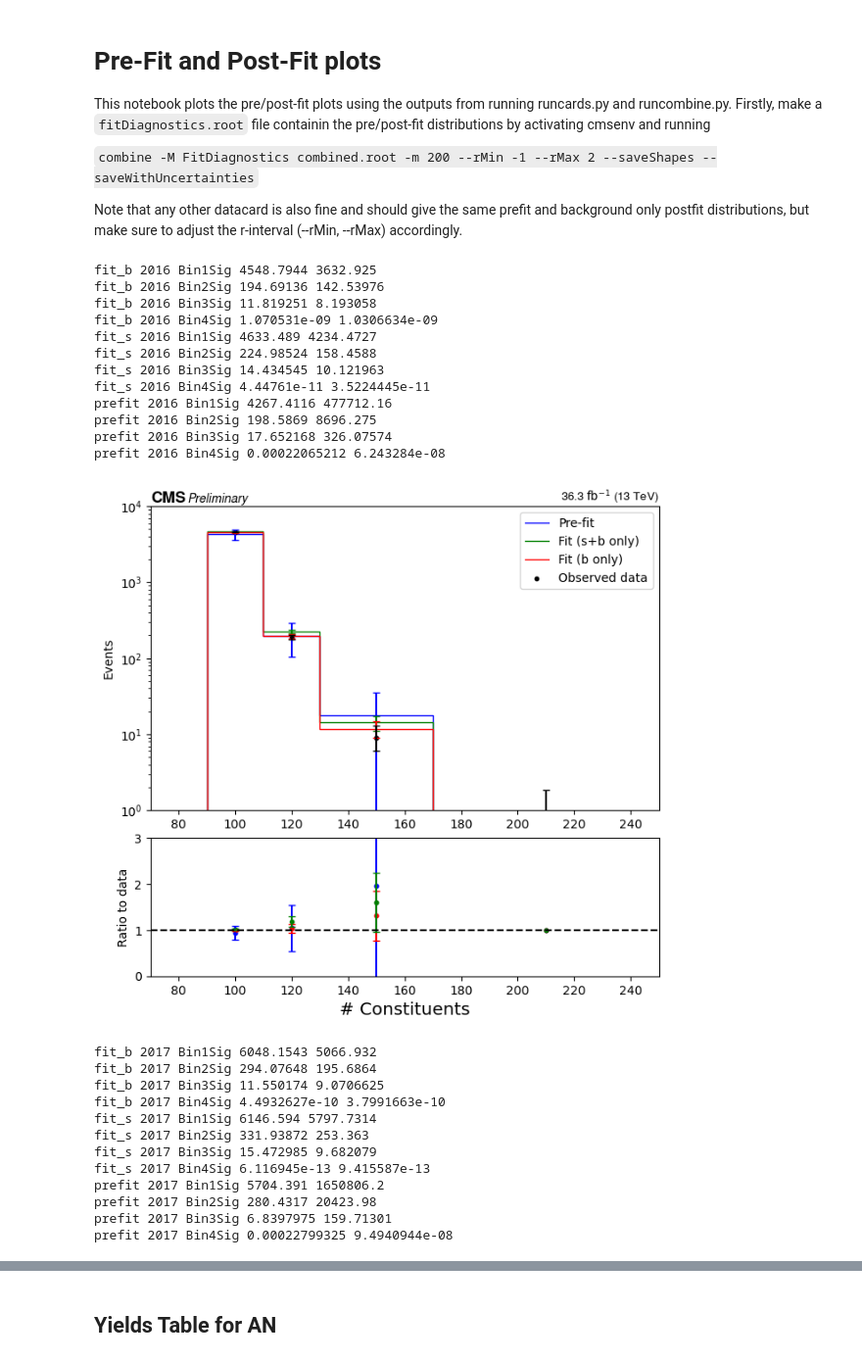
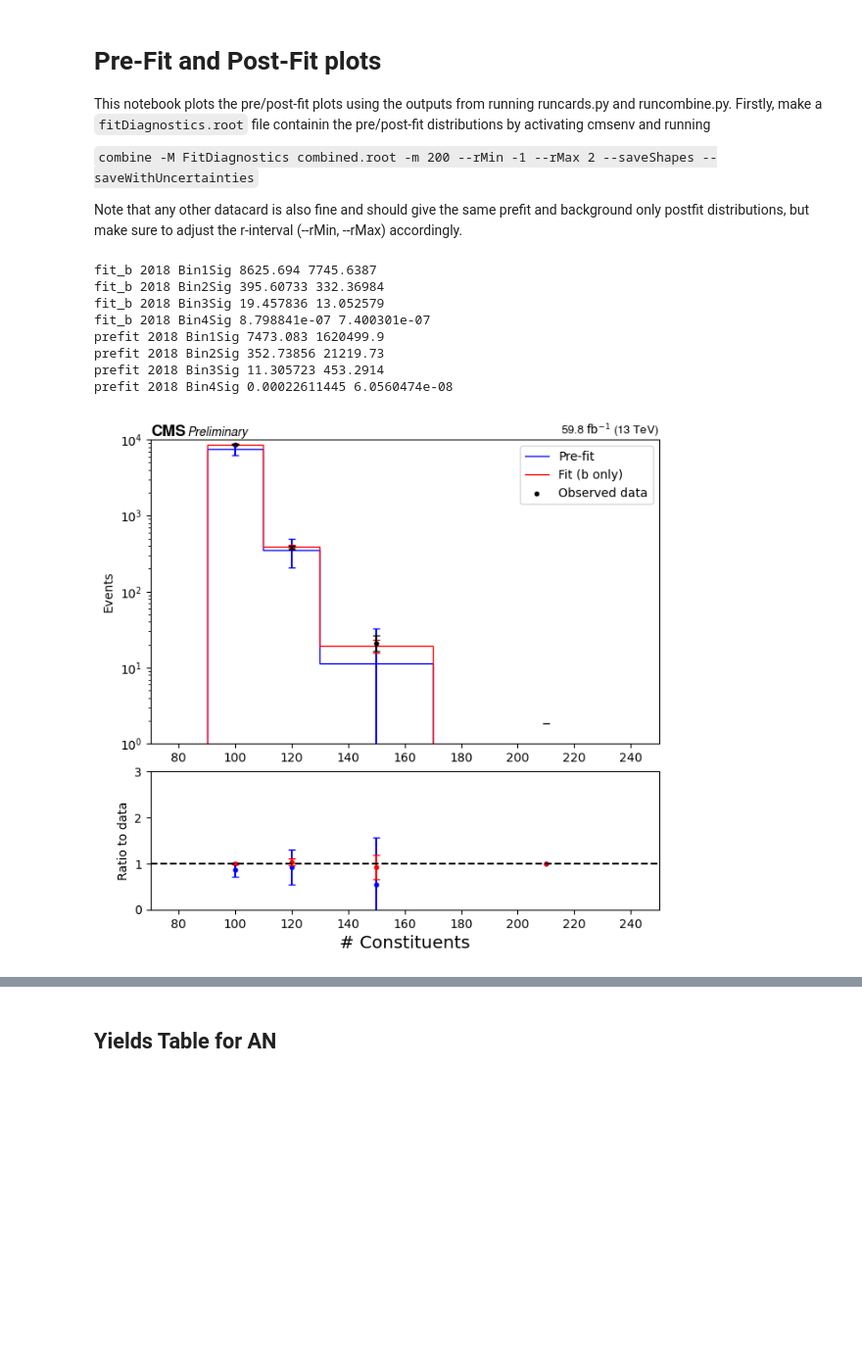
Before and after one commit to SUEPPhysics/SUEPLimits, a Jupyter notebook: notebook_tools/prefit_postfit.ipynb, the cells around one changed output, grey strips where cells are left out. Shown at 98% size. Cells and saved outputs as stored; diff of their text form; code cells hidden in the pictures; blank space fills up the shorter version.

```diff
--- a/notebook_tools/prefit_postfit.ipynb
+++ b/notebook_tools/prefit_postfit.ipynb
@@ -16,7 +16,7 @@ from scipy.stats import chi2
 import mplhep as hep
 import os
 # %%
-filename = "../allYears_720_v6/cards-GluGluToSUEP_HT1000_T3p00_mS300.000_mPhi3.000_T3.000_modegeneric_TuneCP5_13TeV-pythia8/fitDiagnostics.root"  # replace with your actual ROOT file path
+filename = "../ggf_bug/cards-GluGluToSUEP_HT1000_T3p00_mS300.000_mPhi3.000_T3.000_modegeneric_TuneCP5_13TeV-pythia8/fitDiagnostics.root"  # replace with your actual ROOT file path
 file = uproot.open(filename)
 
 bins = np.array([90,110,130,170,250])
@@ -30,7 +30,7 @@ def compute_poisson_interval(values, confidence=0.6827):
     alpha = 1 - confidence
     low = chi2.ppf(alpha / 2., 2 * values) / 2
     high = chi2.ppf(1. - alpha / 2., 2 * (values + 1)) / 2
-    low[np.isnan(low)] = 0
+    #low[np.isnan(low)] = 0
     return low, high
 
 lumis = {
@@ -52,11 +52,12 @@ def lumiLabel(year):
 # %%
 expected, expected_err = {}, {}
 data, data_err = {}, {}
-for year in ['2016','2017','2018']:
+for year in ['2018']:
 
     ### Collect data
     expected[year], expected_err[year] = {}, {}
-    for fit in ['fit_b', 'fit_s', 'prefit']:
+    #for fit in ['fit_b', 'fit_s', 'prefit']:
+    for fit in ['fit_b', 'prefit']:
 
         expected[year][fit] = np.array([])
         expected_err[year][fit] = np.array([])
@@ -106,55 +107,39 @@ for year in ['2016','2017','2018']:
     ratio_prefit_err = np.sqrt( ((expected[year]['prefit']**2)*(data[year])**-4)*(data[year]) + (data[year]**-2)*(expected_err[year]['prefit']**2))
     if 'fit_b' in expected[year].keys():
         ratio_postfit = np.divide(expected[year]['fit_b'], data[year], out=np.ones_like(data[year]), where=data[year]!=0)
         ratio_postfit_err = np.sqrt( ((expected[year]['fit_b']**2)*(data[year]**-4))*(data[year]) + (data[year]**-2)*(expected_err[year]['fit_b']**2))
     if 'fit_s' in expected[year].keys():
         ratio_sfit = np.divide(expected[year]['fit_s'], data[year], out=np.ones_like(data[year]), where=data[year]!=0)
         ratio_sfit_err = np.sqrt( ((expected[year]['fit_s']**2)*(data[year]**-4))*(data[year]) + (data[year]**-2)*(expected_err[year]['fit_s']**2))
 
     ax2.errorbar(centers, ratio_prefit, color='blue', yerr=ratio_prefit_err, linestyle='',capsize=3)
     ax2.scatter(centers, ratio_prefit,  c='blue', s=10)
     if 'fit_b' in expected[year].keys():
         ax2.errorbar(centers, ratio_postfit, color='red', yerr=ratio_postfit_err, linestyle='',capsize=3)
         ax2.scatter(centers, ratio_postfit,  c='red', s=10)
     if 'fit_s' in expected[year].keys():
         ax2.errorbar(centers, ratio_sfit, color='green', yerr=ratio_sfit_err, linestyle='',capsize=3)
         ax2.scatter(centers, ratio_sfit,  c='green', s=10)
 
     ax2.axhline(1,ls='--',color='black')
     ax2.set_xlim([70,250])
     ax2.set_ylim([0,3])
     ax2.set_xlabel(r"# Constituents", fontsize='x-large')
     ax2.set_ylabel("Ratio to data")
 
     hep.cms.label(llabel='Preliminary',data=True, lumi=lumiLabel(year), ax=ax1)
 
     plt.savefig(out_label.format(os.environ['USER'], 'postfit_'+year))
     if saveToAN: plt.savefig(AN_label.format("postfit_"+year), bbox_inches='tight')
 
     plt.show()
 # %% [output]
-fit_b 2016 Bin1Sig 4548.7944 3632.925
-fit_b 2016 Bin2Sig 194.69136 142.53976
-fit_b 2016 Bin3Sig 11.819251 8.193058
-fit_b 2016 Bin4Sig 1.070531e-09 1.0306634e-09
-fit_s 2016 Bin1Sig 4633.489 4234.4727
-fit_s 2016 Bin2Sig 224.98524 158.4588
-fit_s 2016 Bin3Sig 14.434545 10.121963
-fit_s 2016 Bin4Sig 4.44761e-11 3.5224445e-11
-prefit 2016 Bin1Sig 4267.4116 477712.16
-prefit 2016 Bin2Sig 198.5869 8696.275
-prefit 2016 Bin3Sig 17.652168 326.07574
-prefit 2016 Bin4Sig 0.00022065212 6.243284e-08
+fit_b 2018 Bin1Sig 8625.694 7745.6387
+fit_b 2018 Bin2Sig 395.60733 332.36984
+fit_b 2018 Bin3Sig 19.457836 13.052579
+fit_b 2018 Bin4Sig 8.798841e-07 7.400301e-07
+prefit 2018 Bin1Sig 7473.083 1620499.9
+prefit 2018 Bin2Sig 352.73856 21219.73
+prefit 2018 Bin3Sig 11.305723 453.2914
+prefit 2018 Bin4Sig 0.00022611445 6.0560474e-08
-[figure, old version]
+[figure, new version]
-fit_b 2017 Bin1Sig 6048.1543 5066.932
-fit_b 2017 Bin2Sig 294.07648 195.6864
-fit_b 2017 Bin3Sig 11.550174 9.0706625
-fit_b 2017 Bin4Sig 4.4932627e-10 3.7991663e-10
-fit_s 2017 Bin1Sig 6146.594 5797.7314
-fit_s 2017 Bin2Sig 331.93872 253.363
-fit_s 2017 Bin3Sig 15.472985 9.682079
-fit_s 2017 Bin4Sig 6.116945e-13 9.415587e-13
-prefit 2017 Bin1Sig 5704.391 1650806.2
-prefit 2017 Bin2Sig 280.4317 20423.98
-prefit 2017 Bin3Sig 6.8397975 159.71301
-prefit 2017 Bin4Sig 0.00022799325 9.4940944e-08
```
Also changed, not shown: parts of 12 cells of this notebook, 20 other files.
